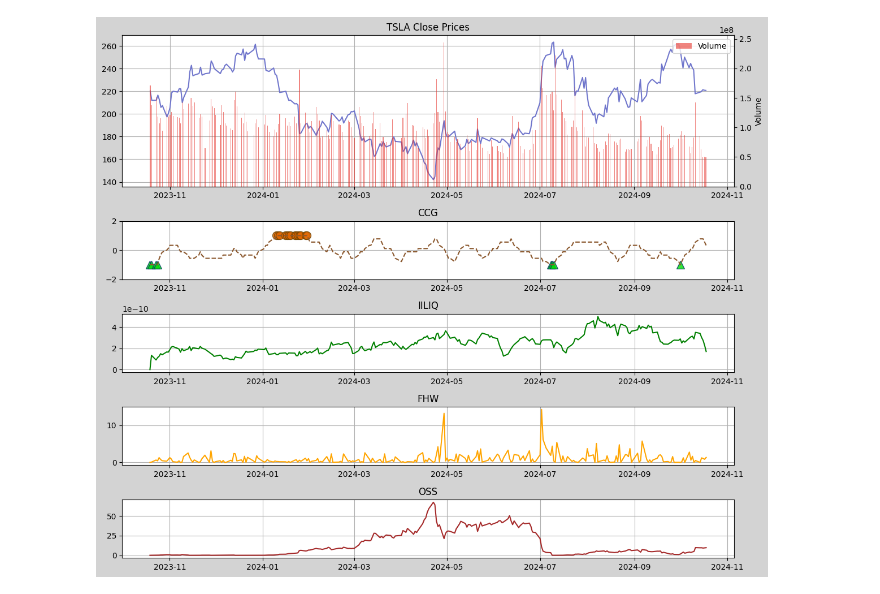
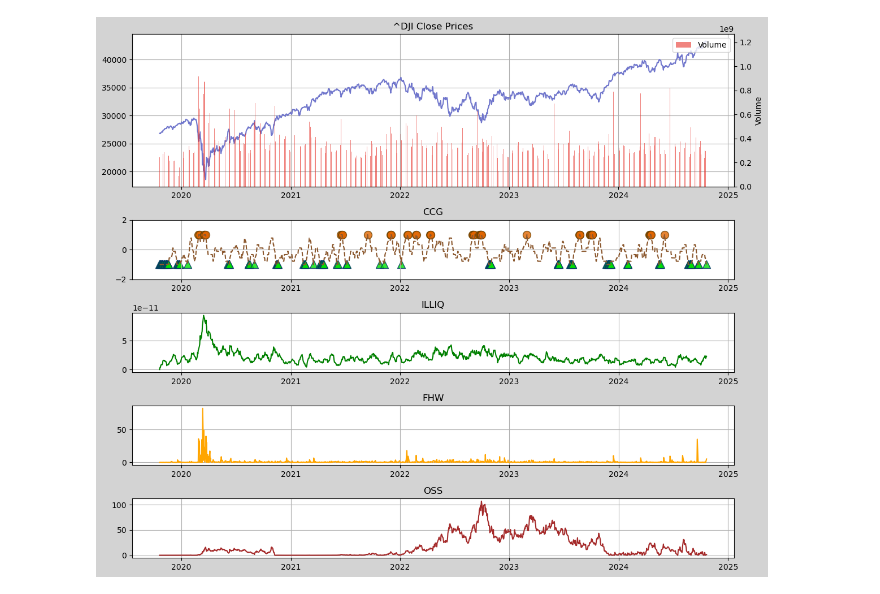
Before and after one commit to Leonardo-1107/Kuma-Stock, a Jupyter notebook: A_Demos.ipynb, the cells around one changed output. Drawn from its saved outputs; the diff is of its cells as text; code cells hidden in the pictures.

```diff
--- a/A_Demos.ipynb
+++ b/A_Demos.ipynb
@@ -7,7 +7,7 @@ import numpy as np
 
 
 # Define the ticker symbol for Dow Jones Industrial Average
-CODE = 'TSLA'
+CODE = '^DJI'
 MARKET = "US"
 
 if MARKET == "CN":
@@ -33,7 +33,7 @@ if MARKET == "CN":
 else:
     # Create a Ticker object
     stock = yf.Ticker(CODE)
-    stock_data = stock.history(period='1y')
+    stock_data = stock.history(period='5y')
 
 from factors_lib import *
 
@@ -50,6 +50,8 @@ def calculate_vwap(high, low, close, volume):
 
     return vwap
 
+
+# stock_data = stock_data[:len(stock_data['Close'].values) -7]
 target = "Close"
 stock_data["ClosePrice"] = stock_data["Close"]
 stock_data["HighPrice"] = stock_data["High"]
@@ -65,6 +67,7 @@ stock_data["FHW"] = FHW_Approaching(input_df=stock_data) * -1
 
 stock_data["OSS"] = Oversold_Reverse_Score(df=stock_data)
 stock_data["CCG"] = CCG_Score(stock_data)
+stock_data["ILLIQ"] = ILLIQ_Factor(stock_data, 9)
 # %%
 plt.figure(figsize=(12, 10), facecolor='lightgrey')
 
@@ -90,34 +93,33 @@ plt.scatter(stock_data.index[stock_data["CCG"] < -0.9],
             s=100, alpha=0.8, c='#00E005', marker='^', edgecolors='#003366')
 
 plt.plot(stock_data['CCG'], c='#8B582E', ls='--')
 plt.ylim([-2, 2])
 plt.grid()
 plt.title('CCG')
 
 
 # plt.subplot(6, 1, 4)
 # plt.plot(stock_data["STR"], c='g')
 # plt.grid()
 # plt.title('STR')
 
 # Third subplot
 plt.subplot(6, 1, 4)
-stock_data["IILIQ"] = ILLIQ_Factor(stock_data, 9)
-plt.plot(stock_data["IILIQ"], c='g')
+plt.plot(stock_data["ILLIQ"], c='g')
 plt.grid()
-plt.title('IILIQ')
+plt.title('ILLIQ')
 
 # Fourth subplot
 plt.subplot(6, 1, 5)
 plt.plot(stock_data["FHW"], c='orange')
 plt.grid()
 plt.title('FHW')
 
 plt.subplot(6, 1, 6)
 plt.plot(stock_data["OSS"], c='brown')
 plt.grid()
 plt.title('OSS')
 
 plt.tight_layout()
 # %% [output]
-[figure, old version]
+[figure, new version]
```
Also changed, not shown: parts of 3 cells of this notebook.
